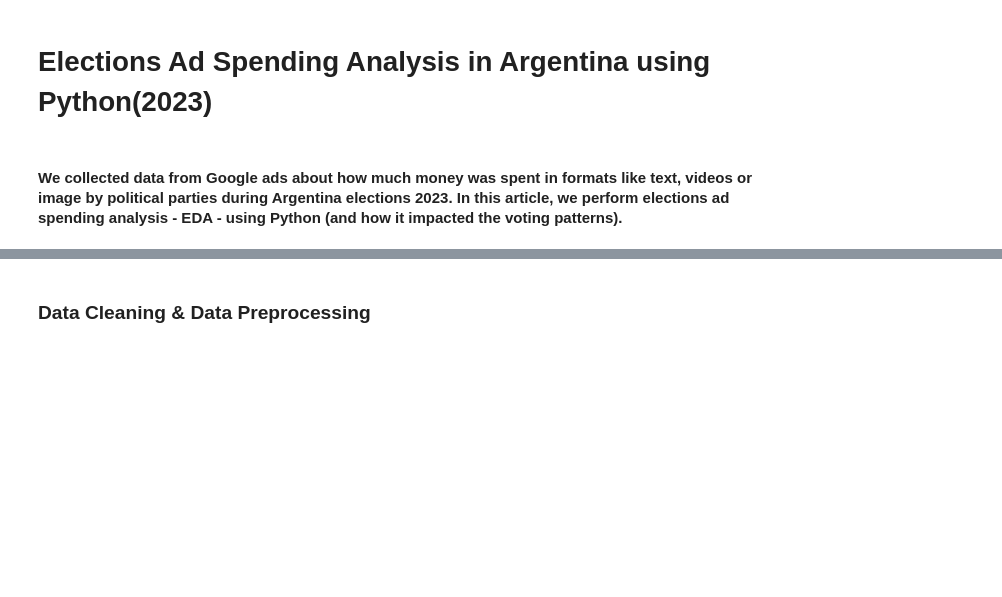
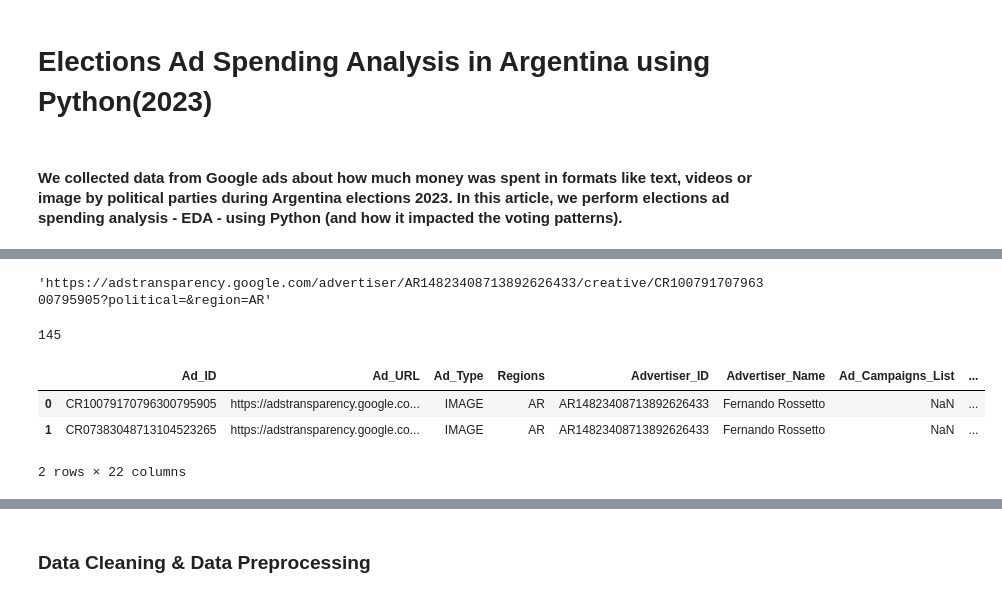
Before and after one commit to andreasoledadguerra/EDA_projects, a Jupyter notebook: googleads_analysis.ipynb, the cells around one changed output, grey strips where cells are left out. Drawn from its saved outputs; the diff is of its cells as text; code cells hidden in the pictures; blank space fills up the shorter version.

```diff
--- a/googleads_analysis.ipynb
+++ b/googleads_analysis.ipynb
@@ -28,0 +32,17 @@ Shape of dataset:  (5813, 22)
+# %%
+# Let's check it out, for example, the first URL
+df_ads['Ad_URL'][0]
+# %% [output]
+'https://adstransparency.google.com/advertiser/AR14823408713892626433/creative/CR10079170796300795905?political=&region=AR'
+# %%
+len(df_ads['Advertiser_ID'].unique())
+# %% [output]
+145
+# %%
+fr = 'AR14823408713892626433'
+df_ads[df_ads['Advertiser_ID'] == fr]
+# %% [output]
+|  | Ad_ID | Ad_URL | Ad_Type | Regions | Advertiser_ID | Advertiser_Name | Ad_Campaigns_List | ... |
+| 0 | CR10079170796300795905 | https://adstransparency.google.co... | IMAGE | AR | AR14823408713892626433 | Fernando Rossetto | NaN | ... |
+| 1 | CR07383048713104523265 | https://adstransparency.google.co... | IMAGE | AR | AR14823408713892626433 | Fernando Rossetto | NaN | ... |
+2 rows × 22 columns
```
Also changed, not shown: parts of 24 cells of this notebook.
